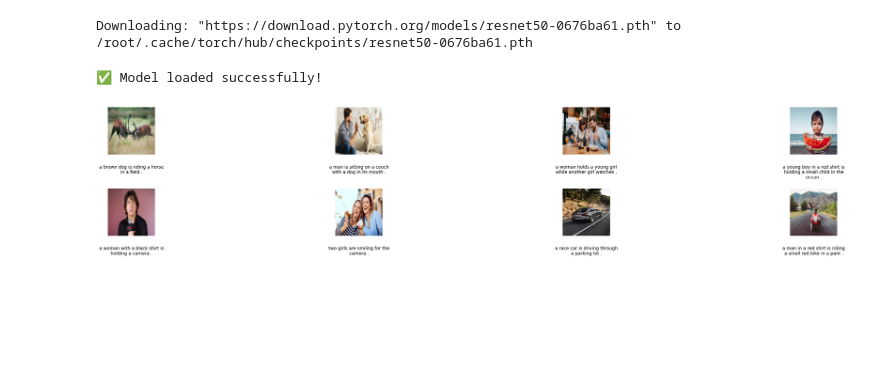
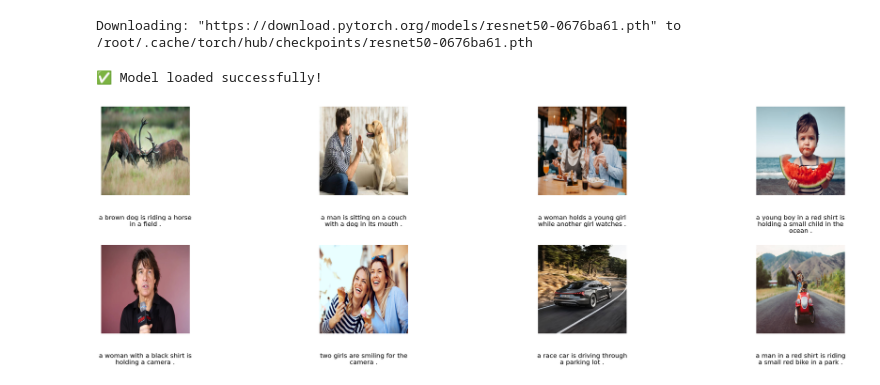
Before and after one commit to PhkhakadzeJumber/deep-learning-final, a Jupyter notebook: inference_final.ipynb, the cells around one changed output. Drawn from its saved outputs; the diff is of its cells as text; code cells hidden in the pictures; blank space fills up the shorter version.

Commit message:
Version 8 (fixed and saved plotted results)

```diff
--- a/inference_final.ipynb
+++ b/inference_final.ipynb
@@ -187,34 +187,35 @@ test_image_paths = [
 
 N = len(test_image_paths)
 rows = 2
 cols = math.ceil(N / rows)
 
-plt.figure(figsize=(4 * len(test_image_paths), 6))
+plt.figure(figsize=(4 * len(test_image_paths), 12))
 
 device = "cuda" if torch.cuda.is_available() else "cpu"
 
 for i, img_path in enumerate(test_image_paths):
     # Generate caption
     caption = generate_caption(image_path=img_path, model=model)
     caption = textwrap.fill(caption, width=30)
 
     # Load and resize image for display
     img = Image.open(img_path).convert("RGB")
     img = img.resize((256, 256))
 
     # Plot
     ax = plt.subplot(rows, cols, i + 1)
 
     ax.imshow(img)
     ax.axis("off")
 
     # Caption BELOW image (this is the key)
     ax.text(
         0.5, -0.22, caption, ha="center", va="top",
-        wrap=True, fontsize=10, transform=ax.transAxes
+        wrap=True, fontsize=16, transform=ax.transAxes
     )
 
-plt.tight_layout(rect=[0, 0.15, 1, 1])
+plt.tight_layout(rect=[0, 0.2, 1, 1])
+plt.savefig('/kaggle/working/resulting_captions')
 plt.show()
 # %% [output]
-[figure, old version]
+[figure, new version]
```
